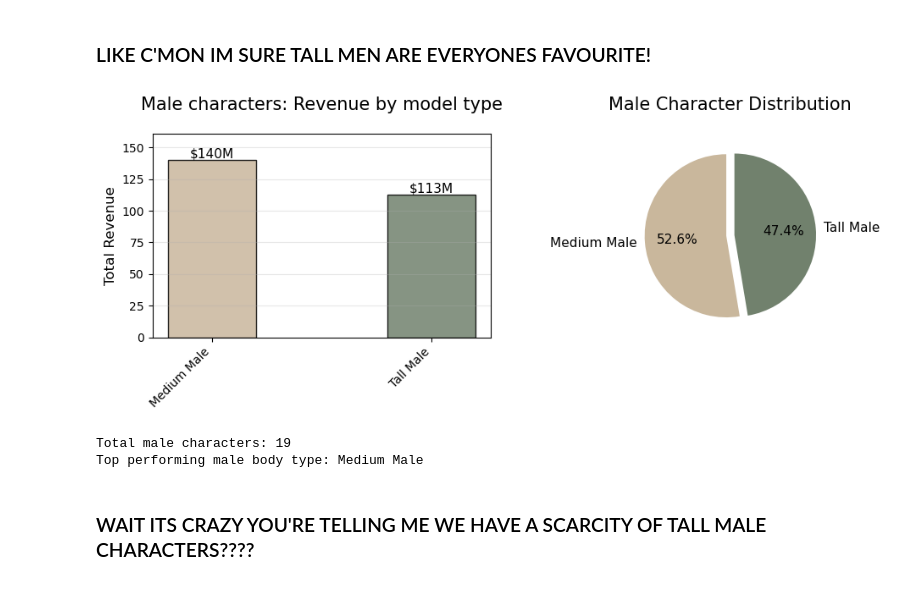
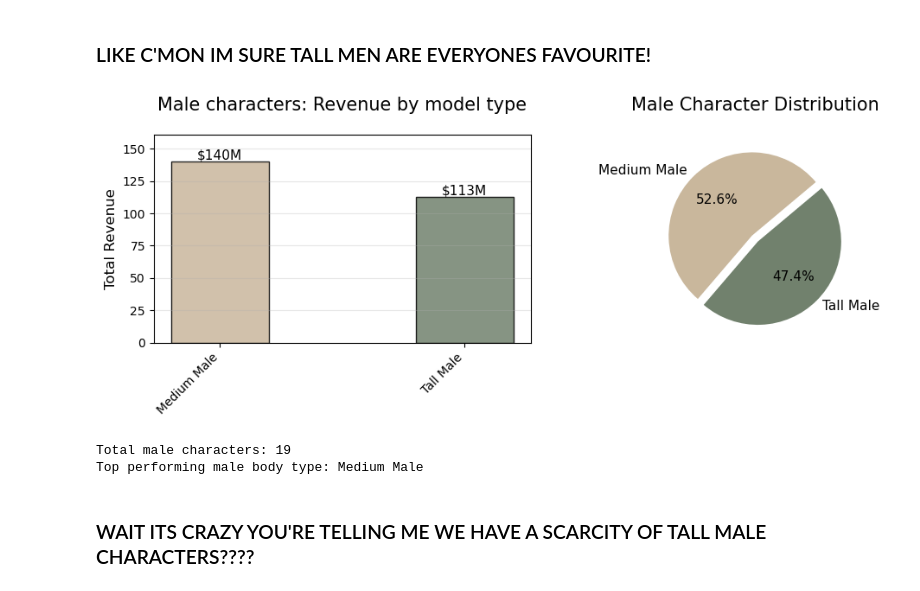
Before and after one commit to nakachens/character_design_analysation, a Jupyter notebook: character_design_analysation.ipynb, the cells around one changed output. Saved outputs shown, nothing was run; the diff lists cells and outputs as text; code cells hidden in the pictures.

Commit message:
chart fix

```diff
--- a/character_design_analysation.ipynb
+++ b/character_design_analysation.ipynb
@@ -185,38 +185,37 @@ male_body_revenue = male_data.groupby('body_type')['revenue_clean'].sum()
 fig, (ax1, ax2) = plt.subplots(1, 2, figsize=(10, 4))
 colors_male = ['#C9B79C', '#71816D', '#0000CD']
 
-x_positions = [0, 0.5]  # Instead of [0, 1]
-
+x_positions = [0, 0.5]
 bars = ax1.bar(x_positions, male_body_revenue.values / 1e6,
-               width=0.2,  # Thinner bars
+               width=0.2,
                color=colors_male[:len(male_body_revenue)],
                edgecolor='black', linewidth=1, alpha=0.85)
 ax1.set_xticks(x_positions)
 ax1.set_xticklabels(male_body_revenue.index, rotation=45, ha='right')
 ax1.set_ylabel('Total Revenue', fontsize=12)
 ax1.set_title('Male characters: Revenue by model type', fontsize=15, pad=20)
 ax1.grid(True, alpha=0.3, axis='y')
 
 max_val = max(male_body_revenue.values / 1e6)
 ax1.set_ylim(0, max_val * 1.15)
 for bar, val in zip(bars, male_body_revenue.values / 1e6):
     ax1.text(bar.get_x() + bar.get_width()/2., bar.get_height(),
             f'${val:.0f}M',
             ha='center', va='bottom', fontsize=11)
 
 ax2_data = male_data['body_type'].value_counts()
 wedges, texts, autotexts = ax2.pie(ax2_data, labels=ax2_data.index,
-                                     autopct='%1.1f%%', startangle=90,
+                                     autopct='%1.1f%%', startangle=40,
                                      colors=colors_male[:len(ax2_data)],
                                      explode=[0.05] * len(ax2_data),
                                      textprops={'fontsize': 11})
 ax2.set_title('Male Character Distribution', fontsize=15, pad=20)
 plt.tight_layout()
 plt.show()
 print(f"\nTotal male characters: {len(male_data)}")
 print(f"Top performing male body type: {male_body_revenue.idxmax()}")
 # %% [output]
-[figure, old version]
+[figure, new version]
 Total male characters: 19
 Top performing male body type: Medium Male
 # %% [markdown]
```
Also changed, not shown: parts of 2 cells of this notebook.
